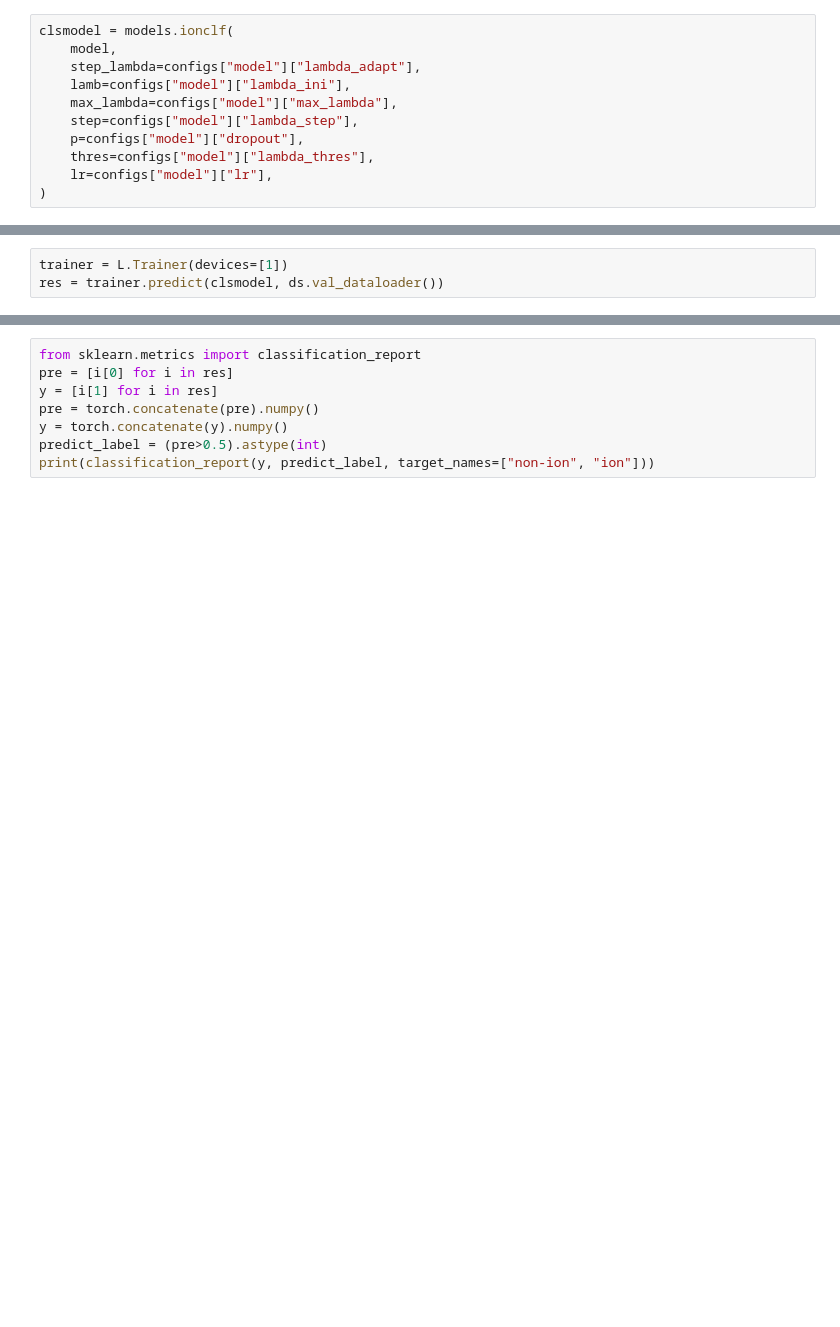
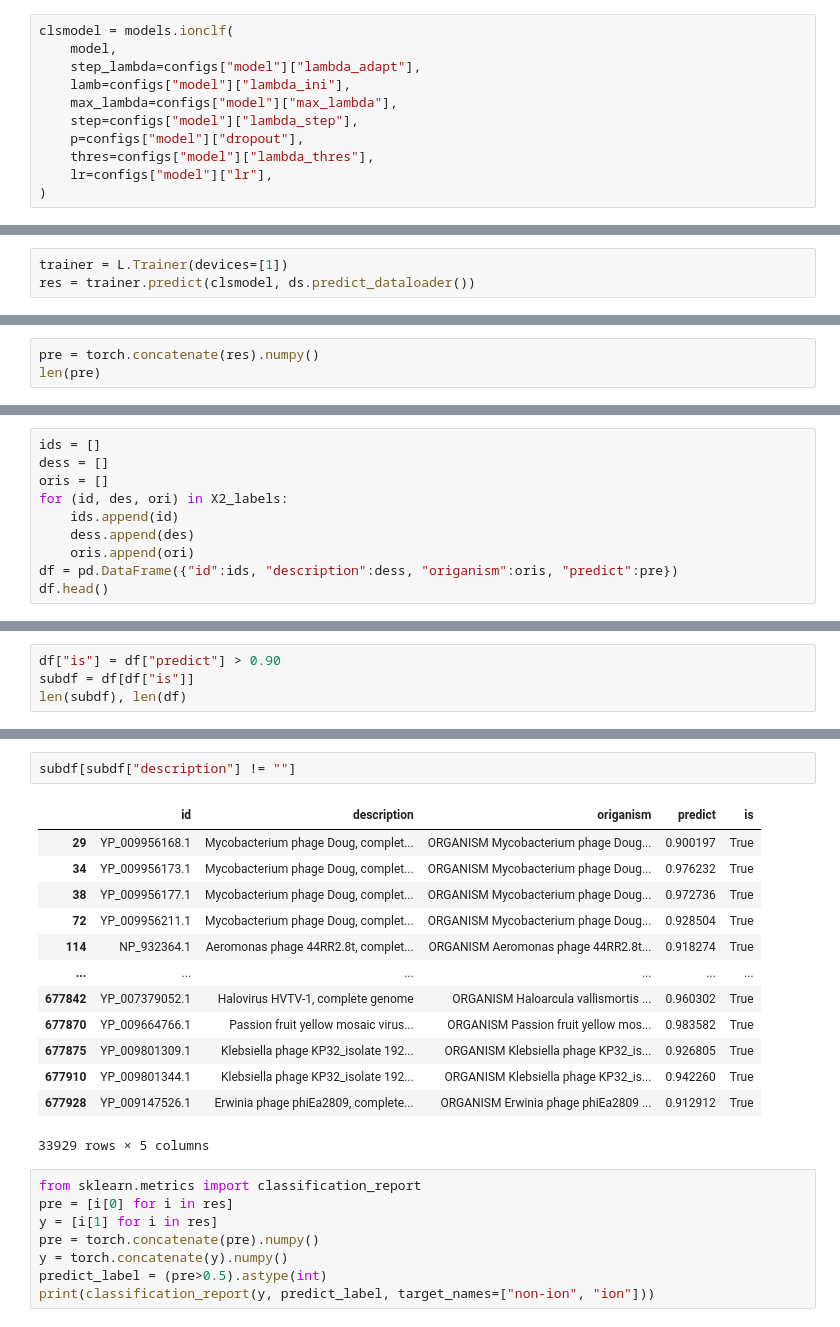
Before and after one commit to tyfei0216/ionChannel, a Jupyter notebook: test.ipynb, the cells around one changed output, grey strips where cells are left out. Cells and saved outputs as stored; diff of their text form; blank space fills up the shorter version.

```diff
--- a/test.ipynb
+++ b/test.ipynb
@@ -142,7 +98,7 @@ clsmodel.load_state_dict(torch.load("./ckpts/fix1/last-v1.ckpt", map_location="c
 <All keys matched successfully>
 # %%
 trainer = L.Trainer(devices=[1])
-res = trainer.predict(clsmodel, ds.val_dataloader())
+res = trainer.predict(clsmodel, ds.predict_dataloader())
 # %% [output]
 GPU available: True (cuda), used: True
 TPU available: False, using: 0 TPU cores
@@ -171 +128,4 @@ res
  ...]
+# %%
+pre = torch.concatenate(res).numpy()
+len(pre)
@@ -171,0 +134,10 @@ res
+# %%
+ids = []
+dess = []
+oris = []
+for (id, des, ori) in X2_labels:
+    ids.append(id)
+    dess.append(des)
+    oris.append(ori)
+df = pd.DataFrame({"id":ids, "description":dess, "origanism":oris, "predict":pre})
+df.head()
@@ -171,0 +180,4 @@ res
+# %%
+df["is"] = df["predict"] > 0.90
+subdf = df[df["is"]]
+len(subdf), len(df)
@@ -172,3 +207,19 @@ res
+# %%
+subdf[subdf["description"] != ""]
+# %% [output]
+|  | id | description | origanism | predict | is |
+| 29 | YP_009956168.1 | Mycobacterium phage Doug, complet... | ORGANISM Mycobacterium phage Doug... | 0.900197 | True |
+| 34 | YP_009956173.1 | Mycobacterium phage Doug, complet... | ORGANISM Mycobacterium phage Doug... | 0.976232 | True |
+| 38 | YP_009956177.1 | Mycobacterium phage Doug, complet... | ORGANISM Mycobacterium phage Doug... | 0.972736 | True |
+| 72 | YP_009956211.1 | Mycobacterium phage Doug, complet... | ORGANISM Mycobacterium phage Doug... | 0.928504 | True |
+| 114 | NP_932364.1 | Aeromonas phage 44RR2.8t, complet... | ORGANISM Aeromonas phage 44RR2.8t... | 0.918274 | True |
+| ... | ... | ... | ... | ... | ... |
+| 677842 | YP_007379052.1 | Halovirus HVTV-1, complete genome | ORGANISM Haloarcula vallismortis ... | 0.960302 | True |
+| 677870 | YP_009664766.1 | Passion fruit yellow mosaic virus... | ORGANISM Passion fruit yellow mos... | 0.983582 | True |
+| 677875 | YP_009801309.1 | Klebsiella phage KP32_isolate 192... | ORGANISM Klebsiella phage KP32_is... | 0.926805 | True |
+| 677910 | YP_009801344.1 | Klebsiella phage KP32_isolate 192... | ORGANISM Klebsiella phage KP32_is... | 0.942260 | True |
+| 677928 | YP_009147526.1 | Erwinia phage phiEa2809, complete... | ORGANISM Erwinia phage phiEa2809 ... | 0.912912 | True |
+33929 rows × 5 columns
 # %%
 from sklearn.metrics import classification_report
 pre = [i[0] for i in res]
```
Also changed, not shown: parts of 27 cells of this notebook, 15 other files.
